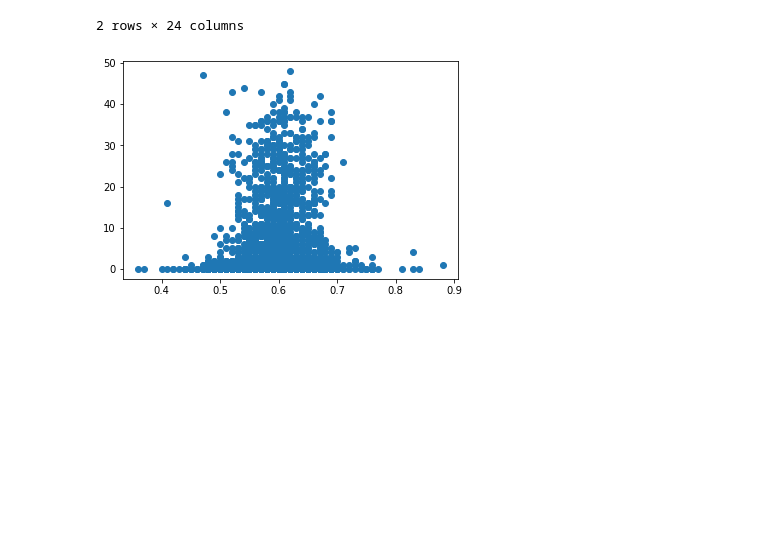
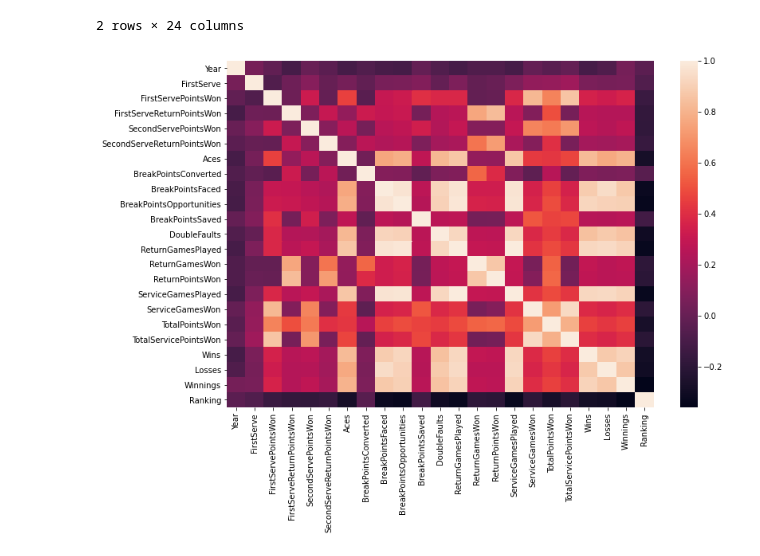
Before and after one commit to joeelorm/Projects, a Jupyter notebook: Machine Learning/Tennis Ace.ipynb, the cells around one changed output. Saved outputs shown, nothing was run; the diff lists cells and outputs as text; code cells hidden in the pictures; blank space fills up the shorter version.

```diff
--- a/Machine Learning/Tennis Ace.ipynb
+++ b/Machine Learning/Tennis Ace.ipynb
@@ -77,5 +75,8 @@ wins = tennis['Wins']
-# %%
-plt.scatter(first_serve, wins)
-plt.show()
-# %% [output]
-[figure, removed]
+# %%
+corr_matrix = tennis.corr()
+# %%
+plt.figure(figsize = (12, 8))
+sns.heatmap(corr_matrix)
+plt.show()
+# %% [output]
+[figure, added]
```
Also changed, not shown: parts of 7 cells of this notebook.
